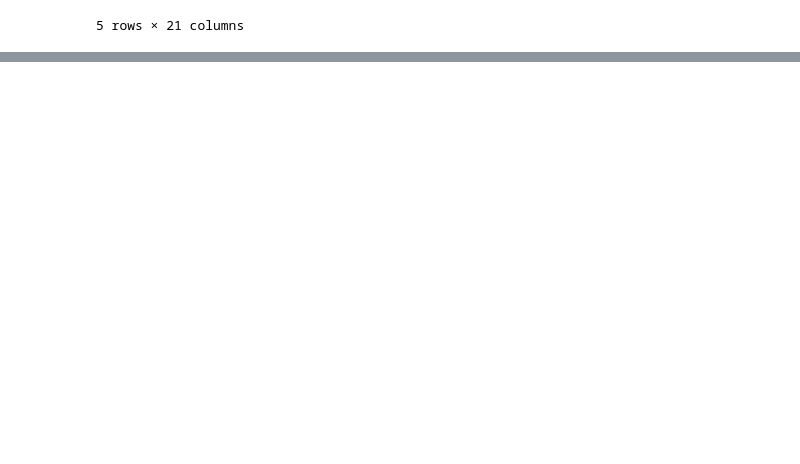
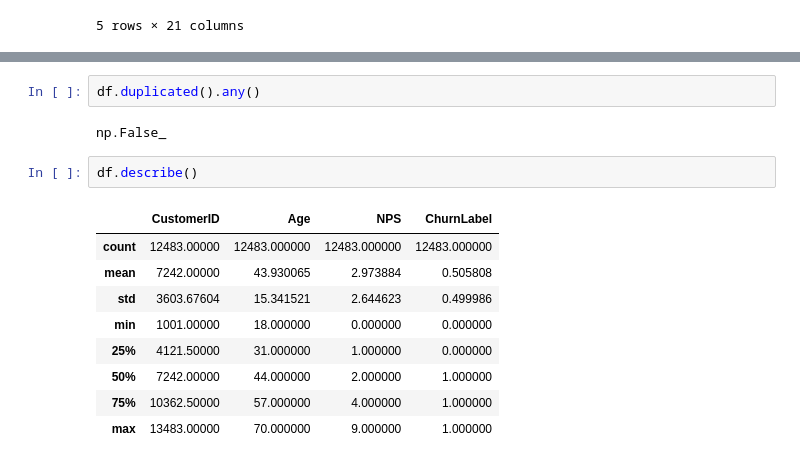
Before and after one commit to zeerau/data-science-practice, a Jupyter notebook: amdari/customer_churn.ipynb, the cells around one changed output, grey strips where cells are left out. Saved outputs shown, nothing was run; the diff lists cells and outputs as text; blank space fills up the shorter version.

```diff
--- a/amdari/customer_churn.ipynb
+++ b/amdari/customer_churn.ipynb
@@ -26,0 +49,16 @@ df.head()
+# %%
+df.duplicated().any()
+# %% [output]
+np.False_
+# %%
+df.describe()
+# %% [output]
+|  | CustomerID | Age | NPS | ChurnLabel |
+| count | 12483.00000 | 12483.000000 | 12483.000000 | 12483.000000 |
+| mean | 7242.00000 | 43.930065 | 2.973884 | 0.505808 |
+| std | 3603.67604 | 15.341521 | 2.644623 | 0.499986 |
+| min | 1001.00000 | 18.000000 | 0.000000 | 0.000000 |
+| 25% | 4121.50000 | 31.000000 | 1.000000 | 0.000000 |
+| 50% | 7242.00000 | 44.000000 | 2.000000 | 1.000000 |
+| 75% | 10362.50000 | 57.000000 | 4.000000 | 1.000000 |
+| max | 13483.00000 | 70.000000 | 9.000000 | 1.000000 |
```
Also changed, not shown: parts of 7 cells of this notebook.
